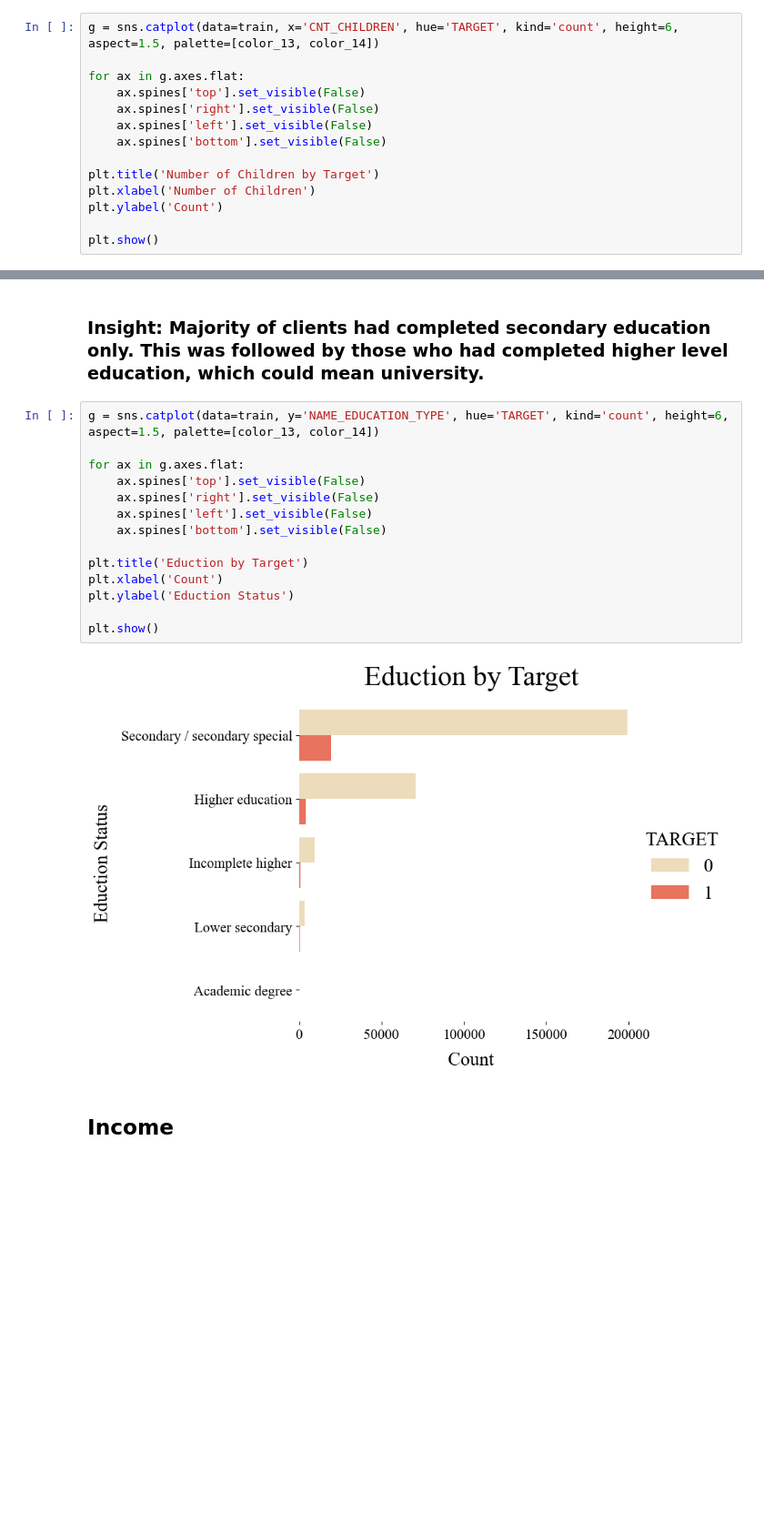
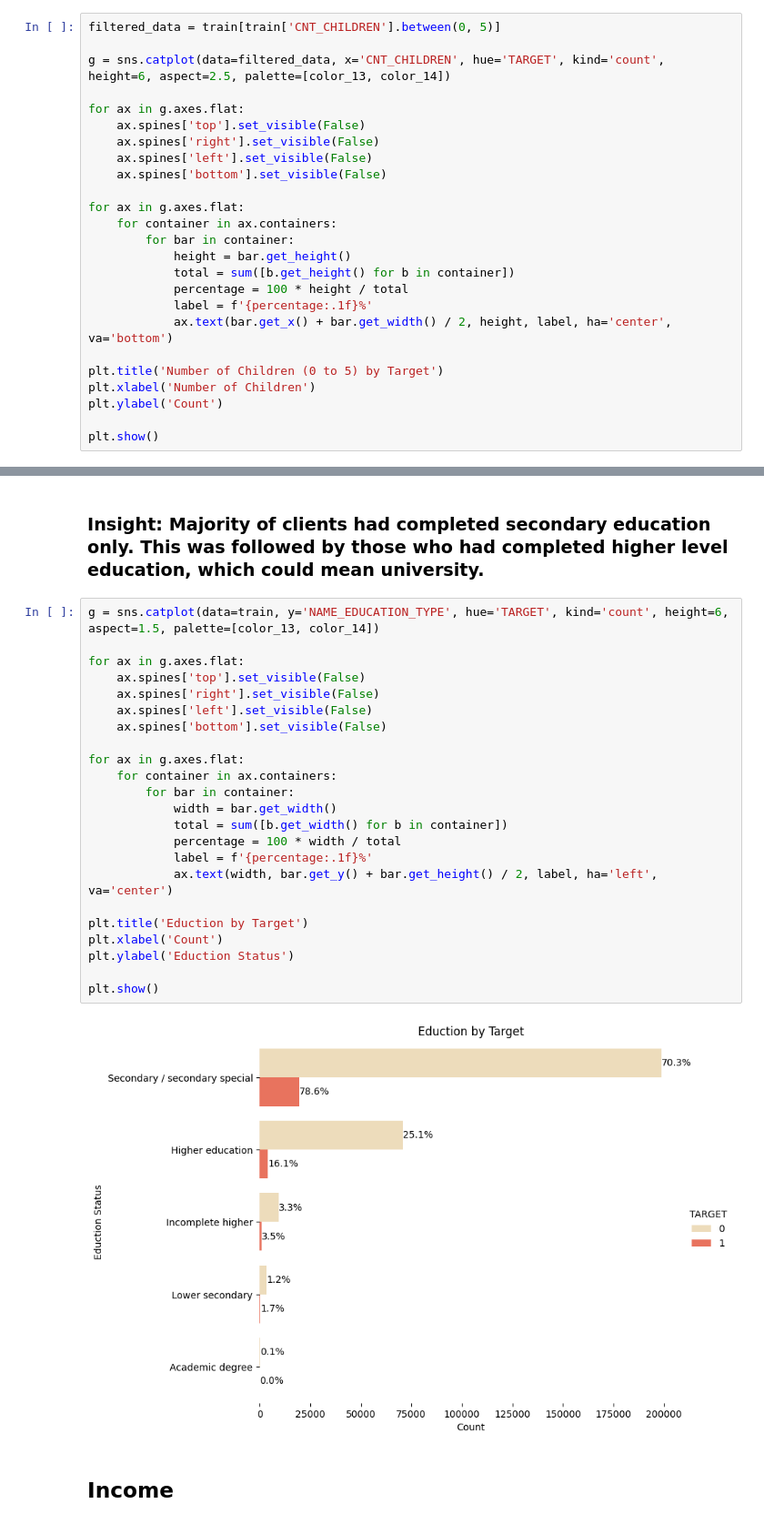
Before and after one commit to KevinNourian/Risk, a Jupyter notebook: Risk/3.0 EDA.ipynb, the cells around one changed output, grey strips where cells are left out. Shown at 91% size. Cells and saved outputs as stored; diff of their text form; blank space fills up the shorter version.

```diff
--- a/Risk/3.0 EDA.ipynb
+++ b/Risk/3.0 EDA.ipynb
@@ -224,5 +281,7 @@ plt.show()
 # %%
-g = sns.catplot(data=train, x='CNT_CHILDREN', hue='TARGET', kind='count', height=6, aspect=1.5, palette=[color_13, color_14])
+filtered_data = train[train['CNT_CHILDREN'].between(0, 5)]
+
+g = sns.catplot(data=filtered_data, x='CNT_CHILDREN', hue='TARGET', kind='count', height=6, aspect=2.5, palette=[color_13, color_14])
 
 for ax in g.axes.flat:
     ax.spines['top'].set_visible(False)
@@ -230,7 +289,16 @@ for ax in g.axes.flat:
     ax.spines['left'].set_visible(False)
     ax.spines['bottom'].set_visible(False)
 
-plt.title('Number of Children by Target')
+for ax in g.axes.flat:
+    for container in ax.containers:
+        for bar in container:
+            height = bar.get_height()
+            total = sum([b.get_height() for b in container])
+            percentage = 100 * height / total
+            label = f'{percentage:.1f}%'
+            ax.text(bar.get_x() + bar.get_width() / 2, height, label, ha='center', va='bottom')
+
+plt.title('Number of Children (0 to 5) by Target')
 plt.xlabel('Number of Children')
 plt.ylabel('Count')
 
@@ -244,19 +312,28 @@ plt.show()
 # %%
 g = sns.catplot(data=train, y='NAME_EDUCATION_TYPE', hue='TARGET', kind='count', height=6, aspect=1.5, palette=[color_13, color_14])
 
 for ax in g.axes.flat:
     ax.spines['top'].set_visible(False)
     ax.spines['right'].set_visible(False)
     ax.spines['left'].set_visible(False)
     ax.spines['bottom'].set_visible(False)
 
+for ax in g.axes.flat:
+    for container in ax.containers:
+        for bar in container:
+            width = bar.get_width()
+            total = sum([b.get_width() for b in container])
+            percentage = 100 * width / total
+            label = f'{percentage:.1f}%'
+            ax.text(width, bar.get_y() + bar.get_height() / 2, label, ha='left', va='center')
+
 plt.title('Eduction by Target')
 plt.xlabel('Count')
 plt.ylabel('Eduction Status')
 
 plt.show()
 # %% [output]
-[figure, old version]
+[figure, new version]
 # %% [markdown]
 ## **Income**
 # %% [markdown]
```
Also changed, not shown: parts of 17 cells of this notebook, 20 other files.
